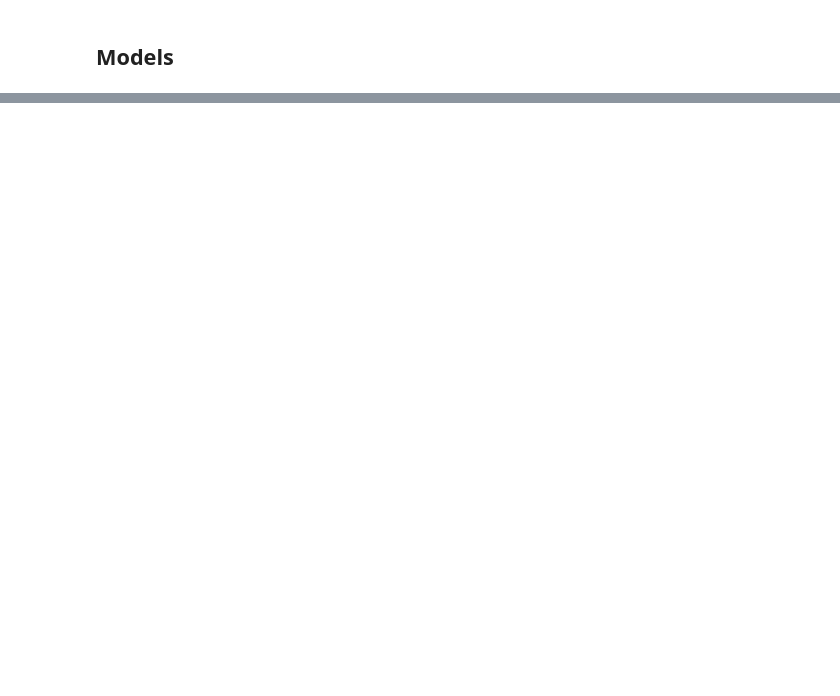
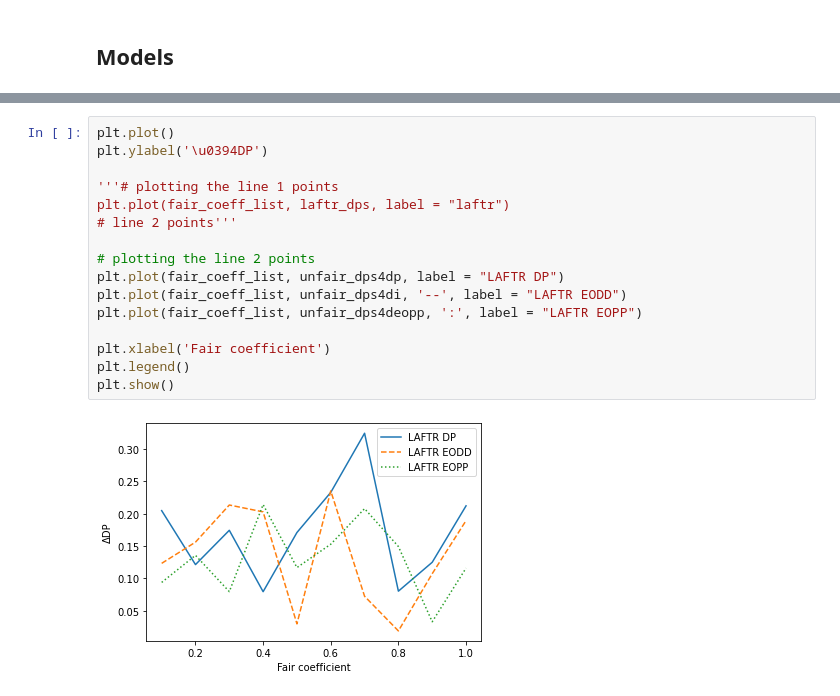
Before and after one commit to limafernando/falsb, a Jupyter notebook: madras_laftr.ipynb, the cells around one changed output, grey strips where cells are left out. Drawn from its saved outputs; the diff is of its cells as text; blank space fills up the shorter version.

```diff
--- a/madras_laftr.ipynb
+++ b/madras_laftr.ipynb
@@ -162,0 +460,18 @@ valid_losses, valid_accs = validation(model, valid_data)
+# %%
+plt.plot()
+plt.ylabel('\u0394DP')
+
+'''# plotting the line 1 points
+plt.plot(fair_coeff_list, laftr_dps, label = "laftr")
+# line 2 points'''
+
+# plotting the line 2 points
+plt.plot(fair_coeff_list, unfair_dps4dp, label = "LAFTR DP")
+plt.plot(fair_coeff_list, unfair_dps4di, '--', label = "LAFTR EODD")
+plt.plot(fair_coeff_list, unfair_dps4deopp, ':', label = "LAFTR EOPP")
+
+plt.xlabel('Fair coefficient')
+plt.legend()
+plt.show()
+# %% [output]
+[figure, added]
```
Also changed, not shown: parts of 42 cells of this notebook, 3 other files.
